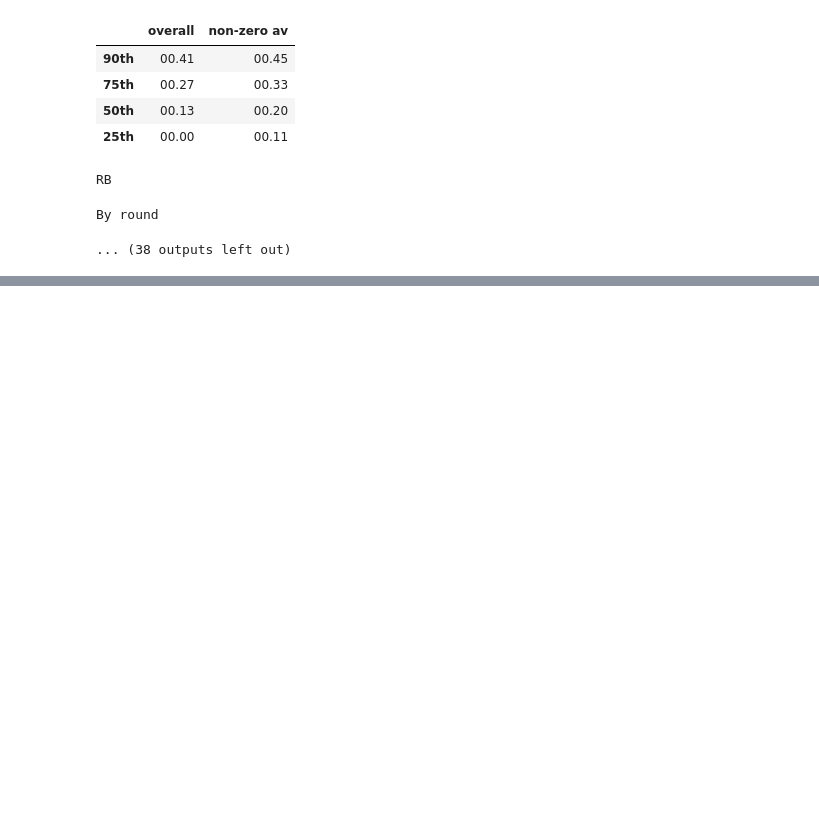
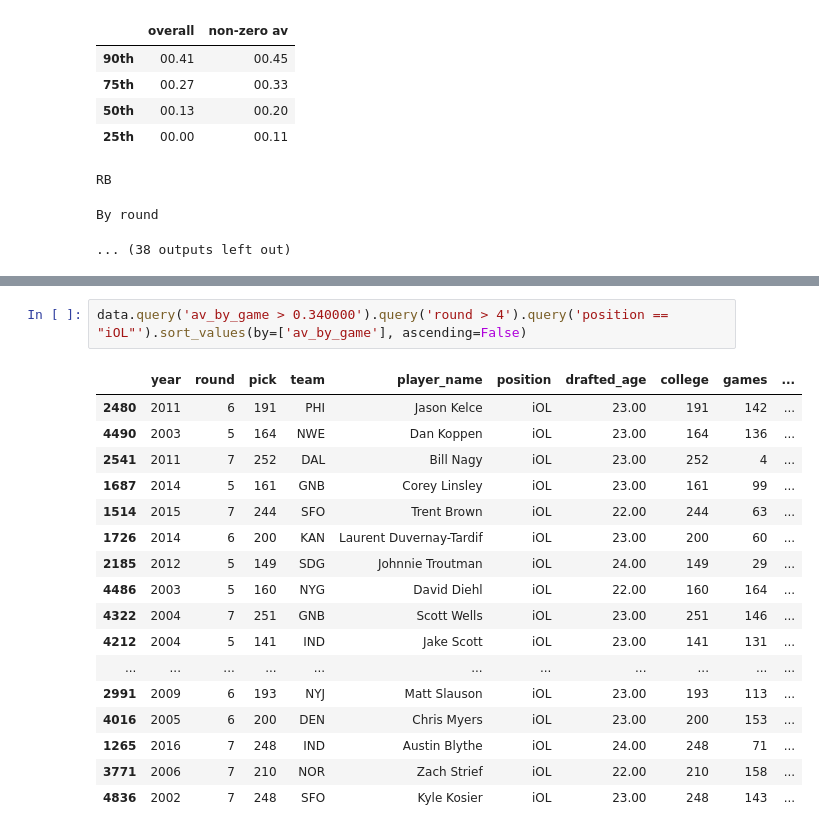
Before and after one commit to joaossmacedo/NFL-Draft-Scraper, a Jupyter notebook: nfl_draft_analysis.ipynb, the cells around one changed output, grey strips where cells are left out. Drawn from its saved outputs; the diff is of its cells as text; blank space fills up the shorter version.

```diff
--- a/nfl_draft_analysis.ipynb
+++ b/nfl_draft_analysis.ipynb
@@ -325,0 +346,20 @@ By round
+# %%
+data.query('av_by_game > 0.340000').query('round > 4').query('position == "iOL"').sort_values(by=['av_by_game'], ascending=False)
+# %% [output]
+|  | year | round | pick | team | player_name | position | drafted_age | college | games | ... |
+| 2480 | 2011 | 6 | 191 | PHI | Jason Kelce | iOL | 23.00 | 191 | 142 | ... |
+| 4490 | 2003 | 5 | 164 | NWE | Dan Koppen | iOL | 23.00 | 164 | 136 | ... |
+| 2541 | 2011 | 7 | 252 | DAL | Bill Nagy | iOL | 23.00 | 252 | 4 | ... |
+| 1687 | 2014 | 5 | 161 | GNB | Corey Linsley | iOL | 23.00 | 161 | 99 | ... |
+| 1514 | 2015 | 7 | 244 | SFO | Trent Brown | iOL | 22.00 | 244 | 63 | ... |
+| 1726 | 2014 | 6 | 200 | KAN | Laurent Duvernay-Tardif | iOL | 23.00 | 200 | 60 | ... |
+| 2185 | 2012 | 5 | 149 | SDG | Johnnie Troutman | iOL | 24.00 | 149 | 29 | ... |
+| 4486 | 2003 | 5 | 160 | NYG | David Diehl | iOL | 22.00 | 160 | 164 | ... |
+| 4322 | 2004 | 7 | 251 | GNB | Scott Wells | iOL | 23.00 | 251 | 146 | ... |
+| 4212 | 2004 | 5 | 141 | IND | Jake Scott | iOL | 23.00 | 141 | 131 | ... |
+| ... | ... | ... | ... | ... | ... | ... | ... | ... | ... | ... |
+| 2991 | 2009 | 6 | 193 | NYJ | Matt Slauson | iOL | 23.00 | 193 | 113 | ... |
+| 4016 | 2005 | 6 | 200 | DEN | Chris Myers | iOL | 23.00 | 200 | 153 | ... |
+| 1265 | 2016 | 7 | 248 | IND | Austin Blythe | iOL | 24.00 | 248 | 71 | ... |
+| 3771 | 2006 | 7 | 210 | NOR | Zach Strief | iOL | 22.00 | 210 | 158 | ... |
+| 4836 | 2002 | 7 | 248 | SFO | Kyle Kosier | iOL | 23.00 | 248 | 143 | ... |
```
Also changed, not shown: parts of 5 cells of this notebook.
